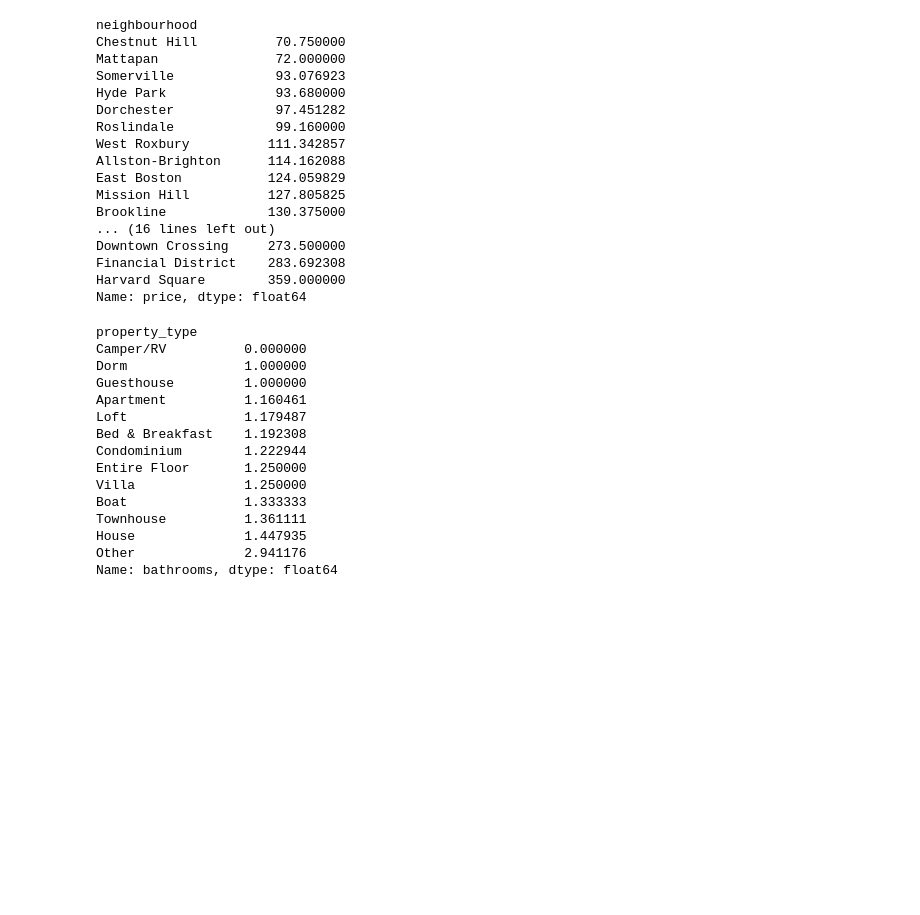
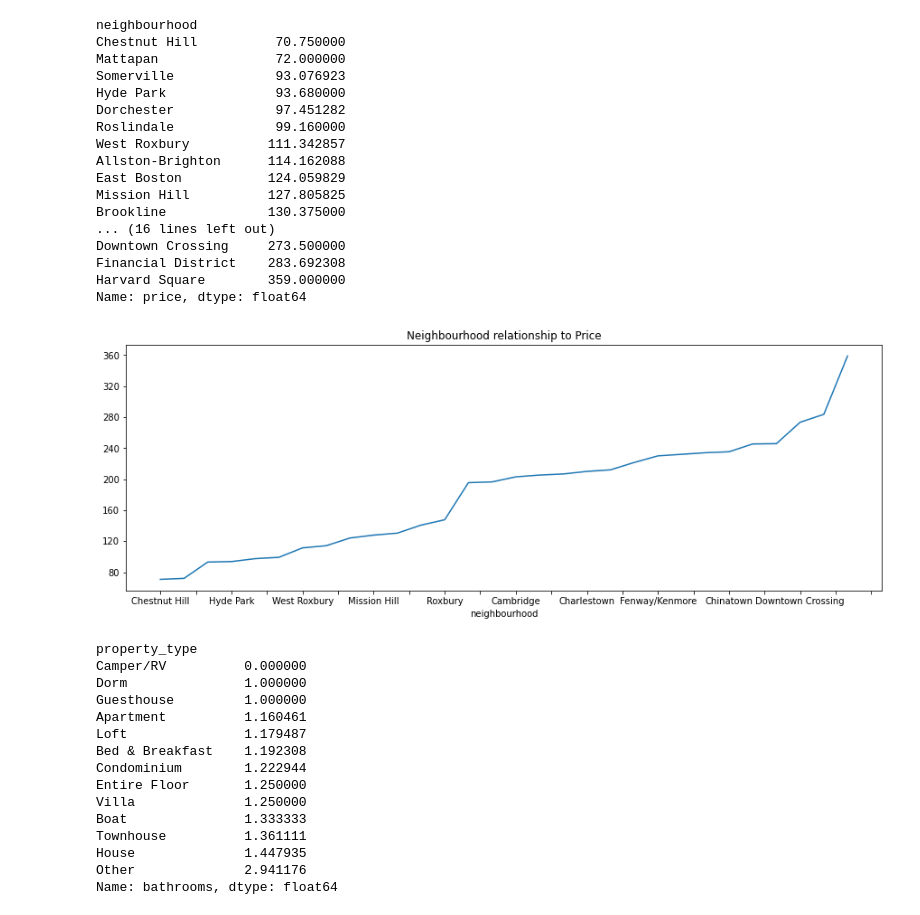
Before and after one commit to gichelli/airbnb-data-science, a Jupyter notebook: p1/prepare_data.ipynb, the cells around one changed output. Cells and saved outputs as stored; diff of their text form; code cells hidden in the pictures; blank space fills up the shorter version.

```diff
--- a/p1/prepare_data.ipynb
+++ b/p1/prepare_data.ipynb
@@ -546,6 +609,15 @@ Downtown Crossing     273.500000
 Financial District    283.692308
 Harvard Square        359.000000
 Name: price, dtype: float64
+# %%
+#According to the neighborhood, which unit has the highest average price?
+plt.figure(figsize=(15,5));
+plt.gca().xaxis.set_major_locator(plt.MaxNLocator(31))
+plt.gca().yaxis.set_major_locator(plt.MaxNLocator(8))
+plt.title("Neighbourhood relationship to Price")
+lf.groupby(['neighbourhood']).mean()['price'].sort_values().plot();
+# %% [output]
+[figure, added]
 # %%
 # #what is the relationship between roomtype and review score ratings
 # lf.groupby(['property_type']).mean()['review_scores_rating'].sort_values().dropna()
```
Also changed, not shown: parts of 43 cells of this notebook, 4 other files.
